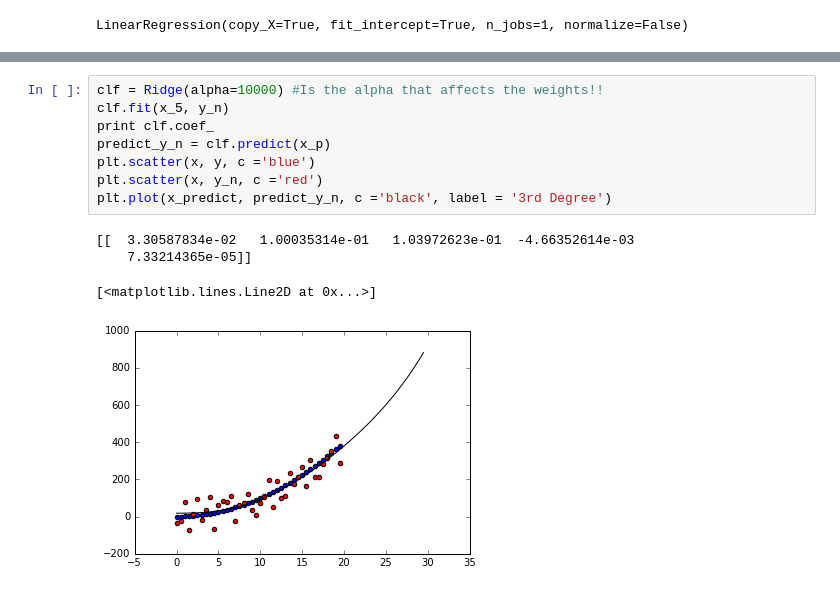
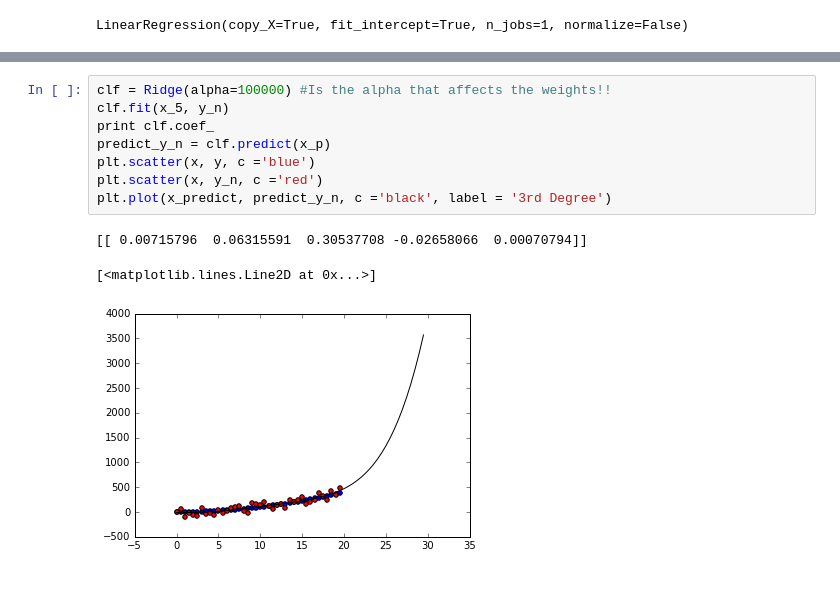
Before and after one commit to leonpalafox/MLClass, a Jupyter notebook: Chapter3Regression/Regression 2.ipynb, the cells around one changed output, grey strips where cells are left out. Drawn from its saved outputs; the diff is of its cells as text.

```diff
--- a/Chapter3Regression/Regression 2.ipynb
+++ b/Chapter3Regression/Regression 2.ipynb
@@ -84,13 +87,12 @@ plt.plot(x_predict, predict_y_n, c ='black', label = '3rd Degree')
 # %%
-clf = Ridge(alpha=10000) #Is the alpha that affects the weights!!
+clf = Ridge(alpha=100000) #Is the alpha that affects the weights!!
 clf.fit(x_5, y_n)
 print clf.coef_
 predict_y_n = clf.predict(x_p)
 plt.scatter(x, y, c ='blue')
 plt.scatter(x, y_n, c ='red')
 plt.plot(x_predict, predict_y_n, c ='black', label = '3rd Degree')
 # %% [output]
-[[  3.30587834e-02   1.00035314e-01   1.03972623e-01  -4.66352614e-03
-    7.33214365e-05]]
+[[ 0.00715796  0.06315591  0.30537708 -0.02658066  0.00070794]]
 [<matplotlib.lines.Line2D at 0x...>]
-[figure, old version]
+[figure, new version]
```
Also changed, not shown: parts of 6 cells of this notebook, 1 other file.
